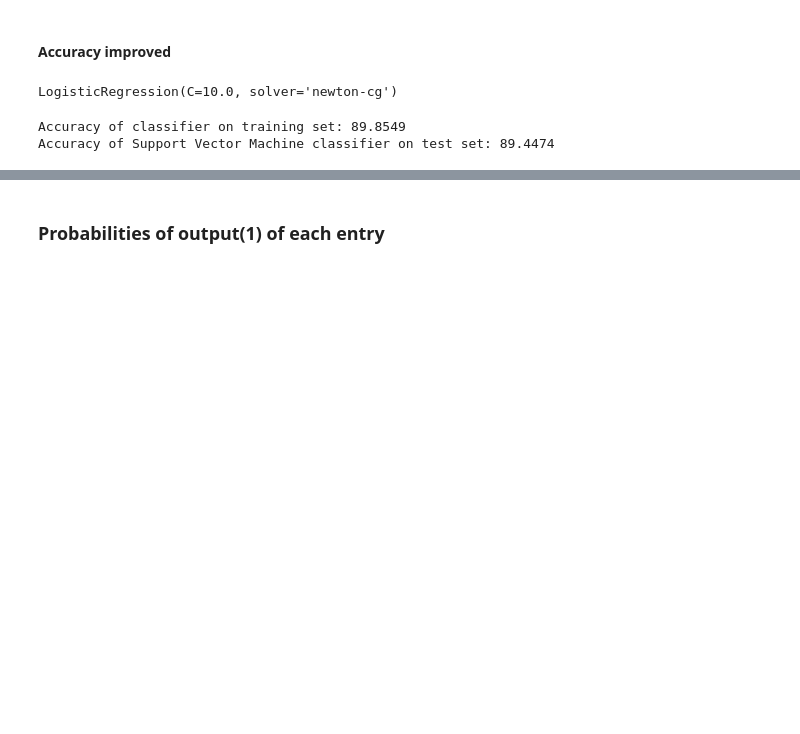
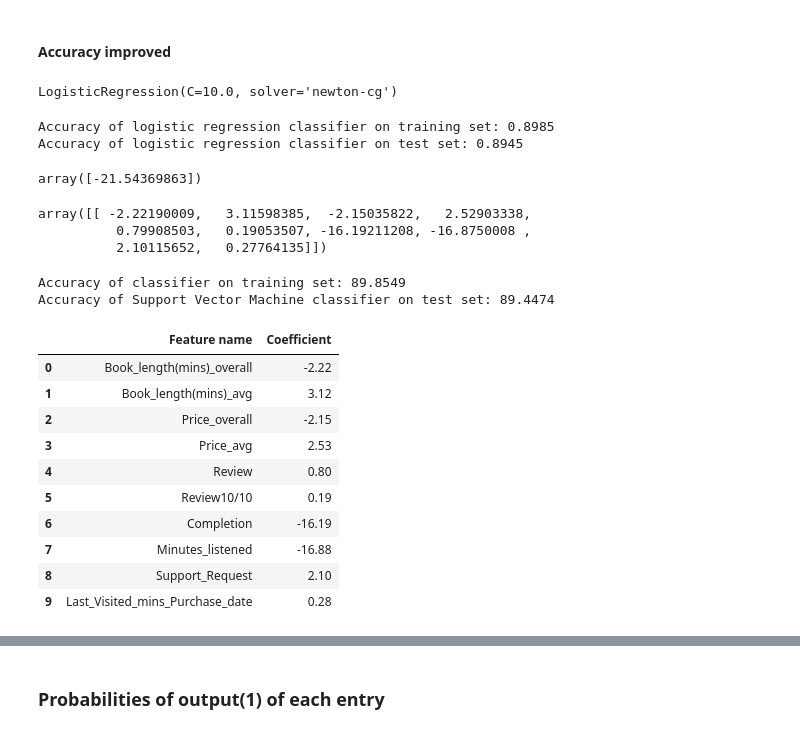
Before and after one commit to AshwinUniyal/Major_Project, a Jupyter notebook: Analysis of Churn Rate (FINAL).ipynb, the cells around one changed output, grey strips where cells are left out. Cells and saved outputs as stored; diff of their text form; code cells hidden in the pictures; blank space fills up the shorter version.

```diff
--- a/Analysis of Churn Rate (FINAL).ipynb
+++ b/Analysis of Churn Rate (FINAL).ipynb
@@ -570,6 +566,27 @@ logreg.best_score_
 logreg.best_estimator_
 # %% [output]
 LogisticRegression(C=10.0, solver='newton-cg')
+# %%
+reg = LogisticRegression(C=10.0, solver='newton-cg')
+# %%
+reg.fit(X_train, y_train)
+y_reg = reg.predict(X_test)
+print('Accuracy of logistic regression classifier on training set: {:.4f}'.format(reg.score(X_train, y_train)))
+print('Accuracy of logistic regression classifier on test set: {:.4f}'.format(reg.score(X_test, y_test)))
+# %% [output]
+Accuracy of logistic regression classifier on training set: 0.8985
+Accuracy of logistic regression classifier on test set: 0.8945
+# %%
+reg.intercept_
+# %% [output]
+array([-21.54369863])
+# %%
+coeff= reg.coef_
+coeff
+# %% [output]
+array([[ -2.22190009,   3.11598385,  -2.15035822,   2.52903338,
+          0.79908503,   0.19053507, -16.19211208, -16.8750008 ,
+          2.10115652,   0.27764135]])
 # %%
 y_pred = logreg.predict(X_test)
 print('Accuracy of classifier on training set: {:.4f}'.format(logreg.score(X_train, y_train)*100))
@@ -579,0 +600,16 @@ Accuracy of Support Vector Machine classifier on test set: 89.4474
+# %%
+summary = pd.DataFrame(columns=['Feature name'], data= feature_names)
+summary['Coefficient' ]= np.transpose(coeff)
+summary
+# %% [output]
+|  | Feature name | Coefficient |
+| 0 | Book_length(mins)_overall | -2.22 |
+| 1 | Book_length(mins)_avg | 3.12 |
+| 2 | Price_overall | -2.15 |
+| 3 | Price_avg | 2.53 |
+| 4 | Review | 0.80 |
+| 5 | Review10/10 | 0.19 |
+| 6 | Completion | -16.19 |
+| 7 | Minutes_listened | -16.88 |
+| 8 | Support_Request | 2.10 |
+| 9 | Last_Visited_mins_Purchase_date | 0.28 |
```
Also changed, not shown: parts of 40 cells of this notebook, 1 other file.
